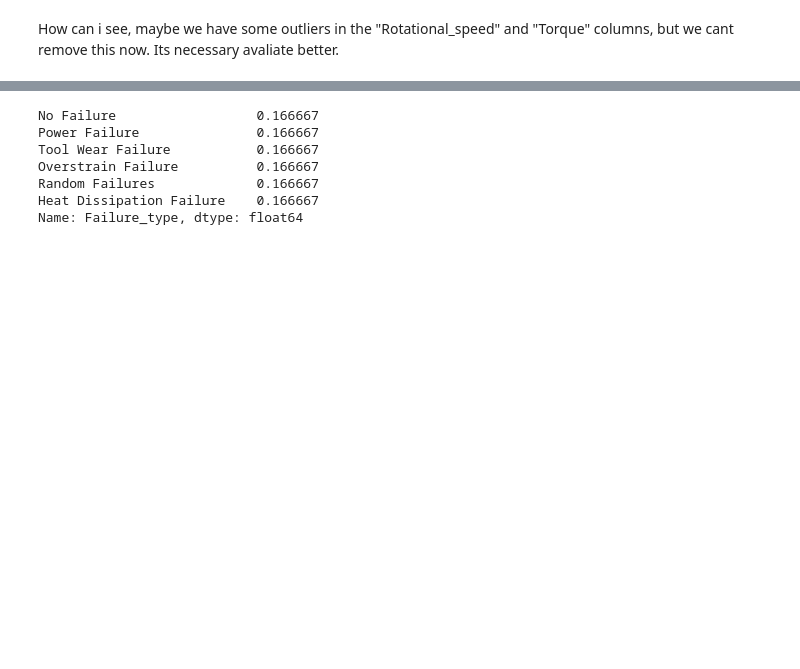
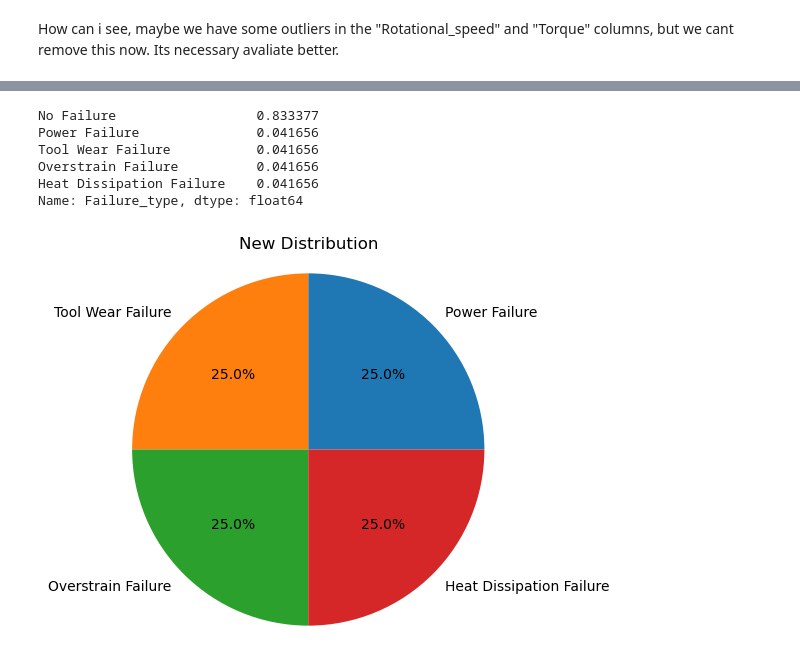
Before and after one commit to thales-vignoli/Failure-Classifier-to-Maintenance, a Jupyter notebook: predictive_maintenance.ipynb, the cells around one changed output, grey strips where cells are left out. Cells and saved outputs as stored; diff of their text form; code cells hidden in the pictures; blank space fills up the shorter version.

```diff
--- a/predictive_maintenance.ipynb
+++ b/predictive_maintenance.ipynb
@@ -327,10 +311,33 @@ Requirement already satisfied: joblib>=1.1.1 in c:\users\eng.fitness69\appdata\l
+# %%
+# n_working must represent 80% of the desired length of resampled dataframe
+qtd_no_failures_main = df['Failure_type'].value_counts()['No Failure']
+qtd_no_failures = round(qtd_no_failures_main/0.8)
+qtd_all_failures = round((qtd_no_failures-qtd_no_failures_main)/5)  #samples per class
+# Resampling
+dist ={
+    'No Failure':qtd_no_failures_main,
+    'Overstrain Failure':qtd_all_failures,
+    'Heat Dissipation Failure':qtd_all_failures,
+    'Power Failure':qtd_all_failures,
+    'Tool Wear Failure':qtd_all_failures
+}
+sm = SMOTENC(categorical_features=[0,7], sampling_strategy=dist, random_state=0)
+df_res, y_res = sm.fit_resample(df, df['Failure_type'])
 # %%
-df_balanced.Failure_type.value_counts(normalize = True)
+df_res.Failure_type.value_counts(normalize=True)
 # %% [output]
-No Failure                  0.166667
-Power Failure               0.166667
-Tool Wear Failure           0.166667
-Overstrain Failure          0.166667
-Random Failures             0.166667
-Heat Dissipation Failure    0.166667
+No Failure                  0.833377
+Power Failure               0.041656
+Tool Wear Failure           0.041656
+Overstrain Failure          0.041656
+Heat Dissipation Failure    0.041656
 Name: Failure_type, dtype: float64
+# %%
+df_new_dist = df_res.loc[df_res['Failure_type'] != "No Failure"]
+view_new_dist = df_new_dist.Failure_type.value_counts(normalize = True)
+plt.figure(figsize = (5,5))
+plt.pie(view_new_dist, labels = view_new_dist.index, autopct='%1.1f%%' )
+plt.title("New Distribution")
+plt.axis('equal');
+# %% [output]
+[figure, added]
```
Also changed, not shown: parts of 29 cells of this notebook.
